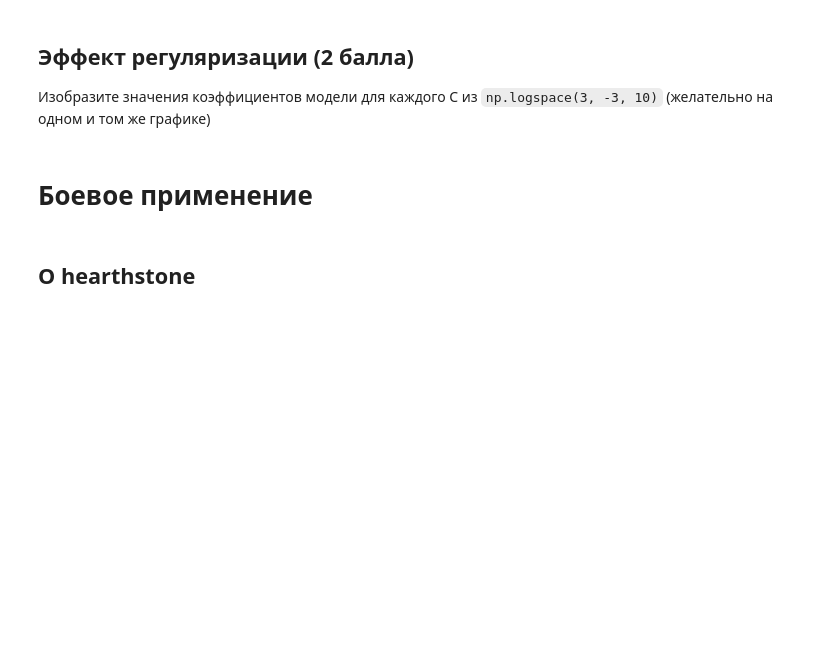
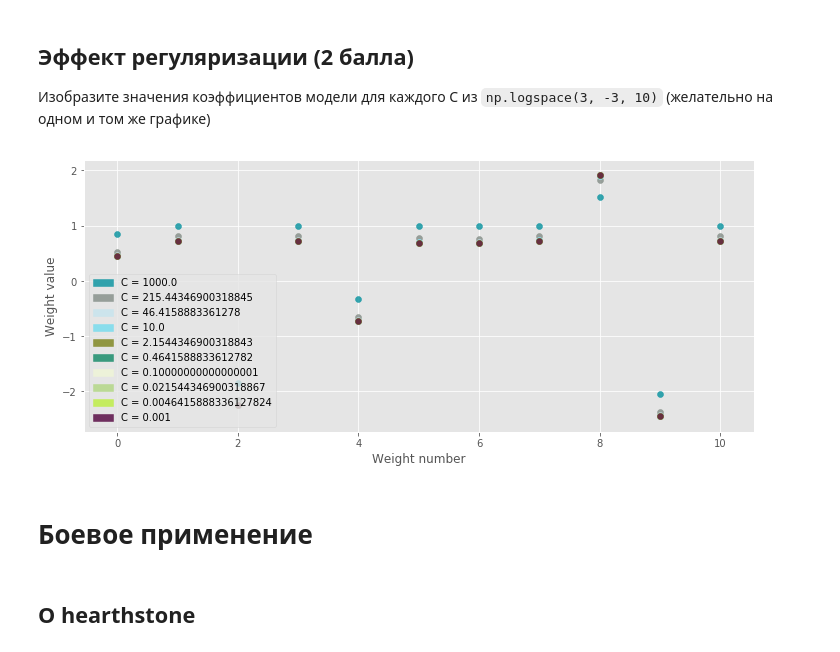
Before and after one commit to gmoryes/homework, a Jupyter notebook: hw-4-linear/Gorbushin_hw_4.ipynb, the cells around one changed output. Saved outputs shown, nothing was run; the diff lists cells and outputs as text; code cells hidden in the pictures; blank space fills up the shorter version.

Commit message:
add xlable + ylabel

```diff
--- a/hw-4-linear/Gorbushin_hw_4.ipynb
+++ b/hw-4-linear/Gorbushin_hw_4.ipynb
@@ -321,28 +325,32 @@ for error in error_r:
 # %%
 # по графикам видим, что самое хорошее alpha = 4
 c_n = 10
 c_range = np.logspace(3, -3, c_n)
 w_res = np.empty((len(c_range), n_features + 1))
 index = 0
 pathes = []
 
 for c in c_range:
 
     clf = MySGDClassifier(C = c, alpha = 4, max_epoch=1)
     clf.fit(X, y)
 
     w_res[index] = clf.get_weights()
 
-    color = np.array([np.random.rand(), np.random.rand(), np.random.rand(),1])
+    color = np.array([np.random.rand(), np.random.rand(), np.random.rand(),0.8])
     plt.scatter(np.arange(n_features + 1), clf.get_weights(), c=color)
 
     patch = mpatches.Patch(color=color, label='C = ' + `c`)
     pathes.append(patch)
 
     index += 1
 
+plt.xlabel("Weight number")
+plt.ylabel("Weight value")
 plt.legend(handles=pathes)
 plt.show()
+# %% [output]
+[figure, added]
 # %% [markdown]
 # Боевое применение
 # %% [markdown]
```
Also changed, not shown: parts of 1 cell of this notebook.
